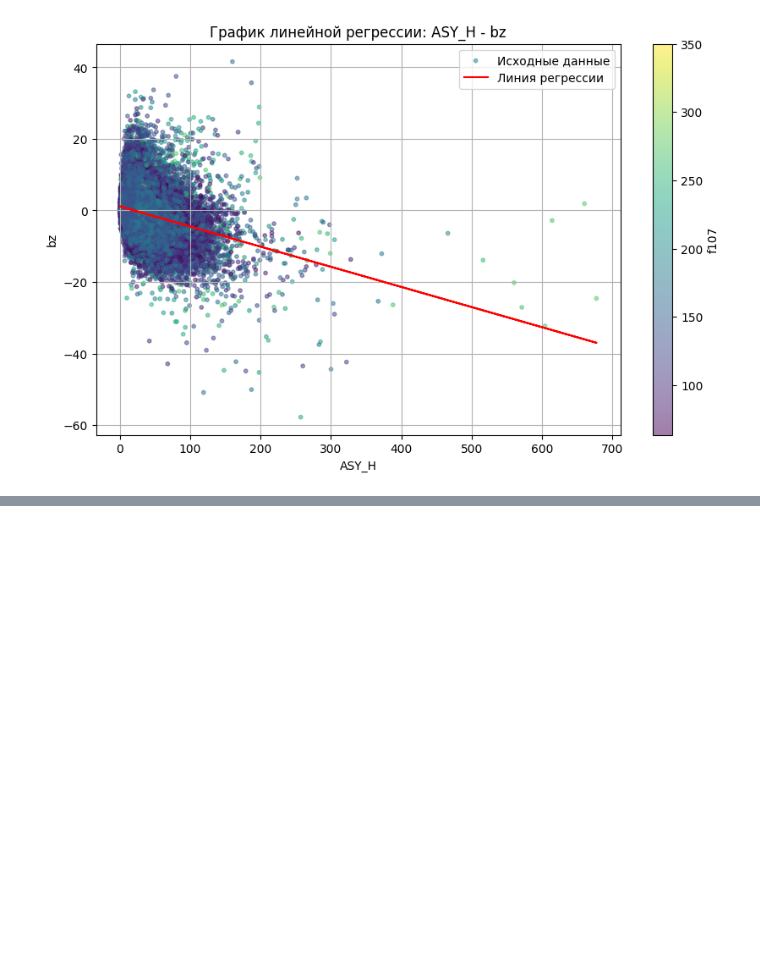
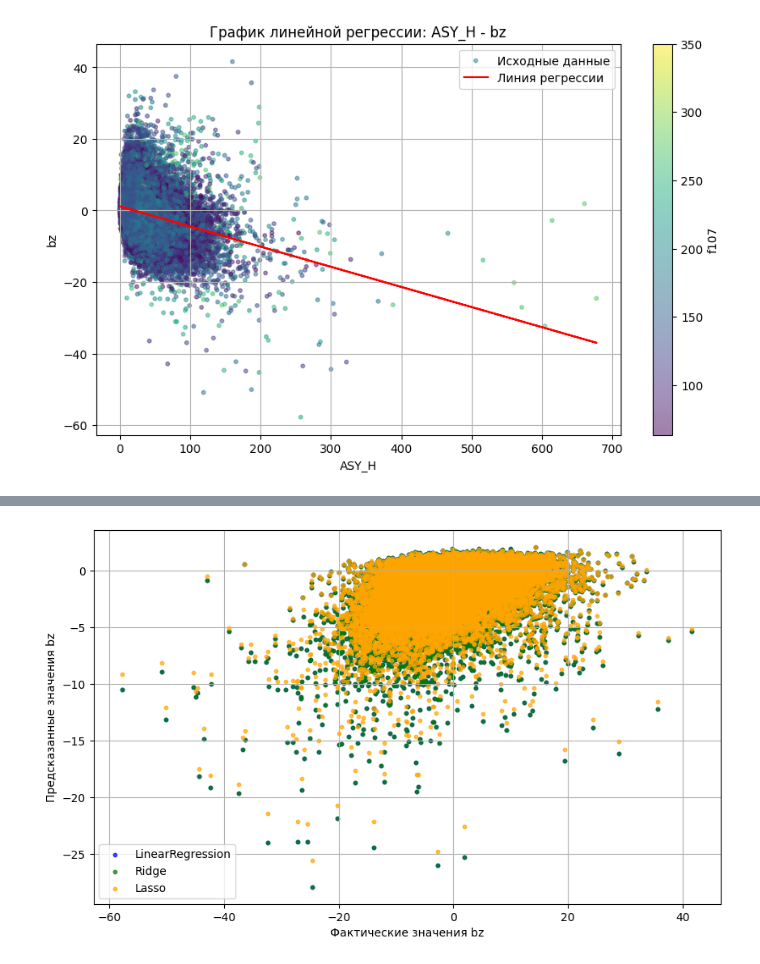
Before and after one commit to rkrwete/BigData, a Jupyter notebook: main.ipynb, the cells around one changed output, grey strips where cells are left out. Drawn from its saved outputs; the diff is of its cells as text; code cells hidden in the pictures; blank space fills up the shorter version.

```diff
--- a/main.ipynb
+++ b/main.ipynb
@@ -209,0 +212,36 @@ No artists with labels found to put in legend.  Note that artists whose label st
+# %%
+names = ['ASY_D', 'ASY_H', 'SYM_H', 'SYM_D']
+bz_values = initial_data[0].bz
+mask = (bz_values <= 900)
+x = initial_data[0].loc[mask][names].values
+y = bz_values[mask].values
+
+models = {
+    'LinearRegression': LinearRegression(),
+    'Ridge': Ridge(),
+    'Lasso': Lasso()
+}
+predicts = {}
+
+for name, model in models.items():
+    model.fit(x, y)
+    predicts[name] = model.predict(x)
+
+plt.figure(figsize=(10, 6))
+
+colors = {
+    'LinearRegression': 'blue',
+    'Ridge': 'green',
+    'Lasso': 'orange'
+}
+
+for name, prediction in predicts.items():
+    plt.scatter(y, prediction, label=name, s=10, alpha=0.7, c=colors[name])
+
+plt.grid(True)
+plt.xlabel('Фактические значения bz')
+plt.ylabel('Предсказанные значения bz')
+plt.legend()
+plt.show()
+# %% [output]
+[figure, added]
```
Also changed, not shown: parts of 3 cells of this notebook.
